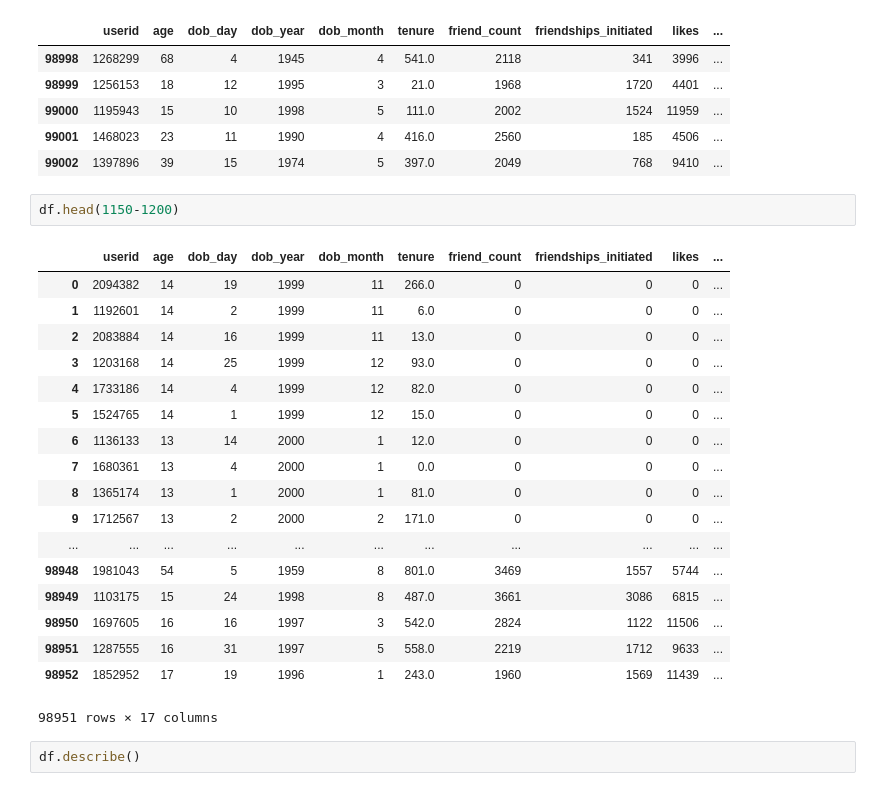
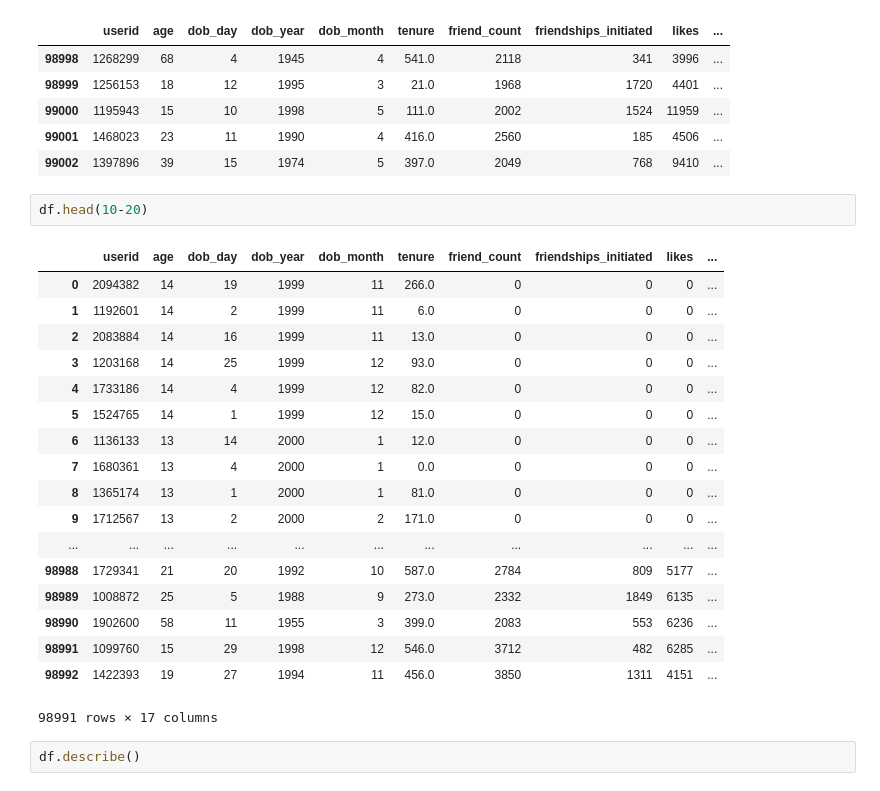
Before and after one commit to Melanee-Melanee/Startups, a Jupyter notebook: facebook-eda.ipynb, the cells around one changed output. Cells and saved outputs as stored; diff of their text form.

```diff
--- a/facebook-eda.ipynb
+++ b/facebook-eda.ipynb
@@ -165,26 +165,26 @@ df.tail()
 | 99001 | 1468023 | 23 | 11 | 1990 | 4 | 416.0 | 2560 | 185 | 4506 | ... |
 | 99002 | 1397896 | 39 | 15 | 1974 | 5 | 397.0 | 2049 | 768 | 9410 | ... |
 # %%
-df.head(1150-1200)
+df.head(10-20)
 # %% [output]
 |  | userid | age | dob_day | dob_year | dob_month | tenure | friend_count | friendships_initiated | likes | ... |
 | 0 | 2094382 | 14 | 19 | 1999 | 11 | 266.0 | 0 | 0 | 0 | ... |
 | 1 | 1192601 | 14 | 2 | 1999 | 11 | 6.0 | 0 | 0 | 0 | ... |
 | 2 | 2083884 | 14 | 16 | 1999 | 11 | 13.0 | 0 | 0 | 0 | ... |
 | 3 | 1203168 | 14 | 25 | 1999 | 12 | 93.0 | 0 | 0 | 0 | ... |
 | 4 | 1733186 | 14 | 4 | 1999 | 12 | 82.0 | 0 | 0 | 0 | ... |
 | 5 | 1524765 | 14 | 1 | 1999 | 12 | 15.0 | 0 | 0 | 0 | ... |
 | 6 | 1136133 | 13 | 14 | 2000 | 1 | 12.0 | 0 | 0 | 0 | ... |
 | 7 | 1680361 | 13 | 4 | 2000 | 1 | 0.0 | 0 | 0 | 0 | ... |
 | 8 | 1365174 | 13 | 1 | 2000 | 1 | 81.0 | 0 | 0 | 0 | ... |
 | 9 | 1712567 | 13 | 2 | 2000 | 2 | 171.0 | 0 | 0 | 0 | ... |
 | ... | ... | ... | ... | ... | ... | ... | ... | ... | ... | ... |
-| 98948 | 1981043 | 54 | 5 | 1959 | 8 | 801.0 | 3469 | 1557 | 5744 | ... |
-| 98949 | 1103175 | 15 | 24 | 1998 | 8 | 487.0 | 3661 | 3086 | 6815 | ... |
-| 98950 | 1697605 | 16 | 16 | 1997 | 3 | 542.0 | 2824 | 1122 | 11506 | ... |
-| 98951 | 1287555 | 16 | 31 | 1997 | 5 | 558.0 | 2219 | 1712 | 9633 | ... |
-| 98952 | 1852952 | 17 | 19 | 1996 | 1 | 243.0 | 1960 | 1569 | 11439 | ... |
+| 98988 | 1729341 | 21 | 20 | 1992 | 10 | 587.0 | 2784 | 809 | 5177 | ... |
+| 98989 | 1008872 | 25 | 5 | 1988 | 9 | 273.0 | 2332 | 1849 | 6135 | ... |
+| 98990 | 1902600 | 58 | 11 | 1955 | 3 | 399.0 | 2083 | 553 | 6236 | ... |
+| 98991 | 1099760 | 15 | 29 | 1998 | 12 | 546.0 | 3712 | 482 | 6285 | ... |
+| 98992 | 1422393 | 19 | 27 | 1994 | 11 | 456.0 | 3850 | 1311 | 4151 | ... |
-98951 rows × 17 columns
+98991 rows × 17 columns
 # %%
 df.describe()
 # %% [output]
```
Also changed, not shown: parts of 2 cells of this notebook.
